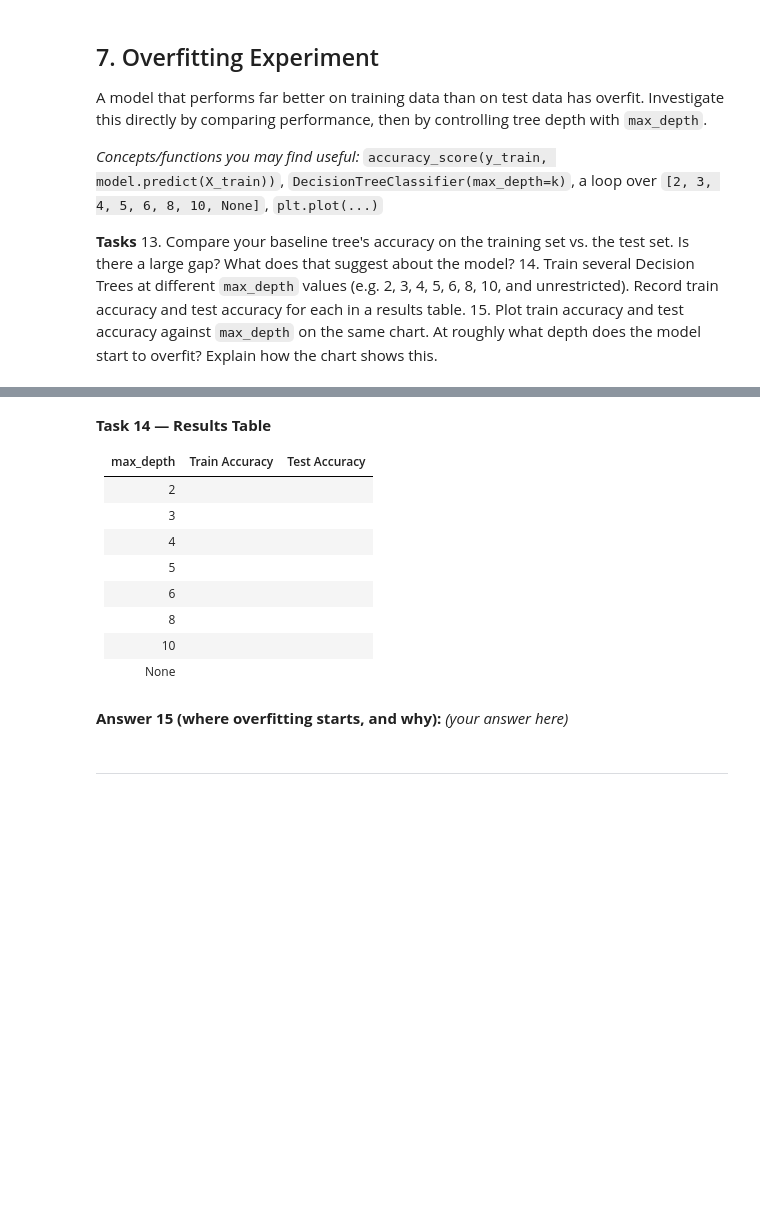
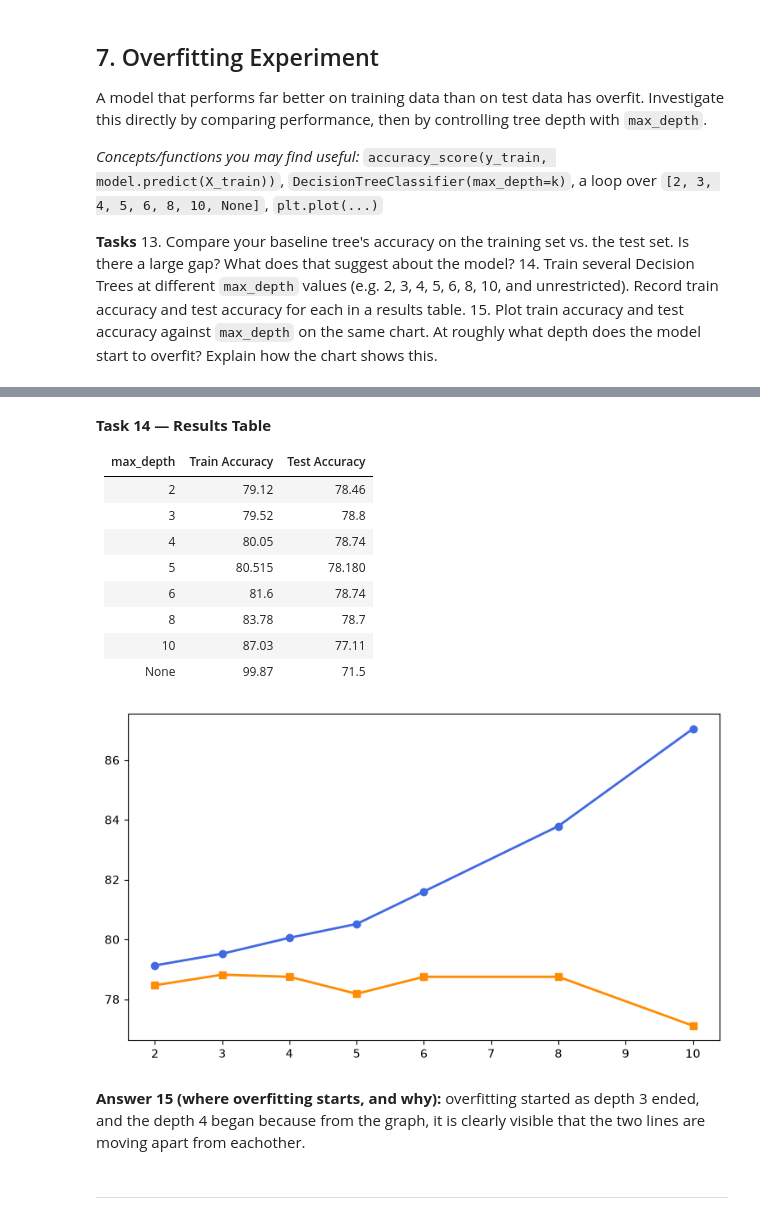
Before and after one commit to karan-kumardev/Machine-Learning-Lab-3-Week3, a Jupyter notebook: Lab3_Decision_Tree_Template.ipynb, the cells around one changed output, grey strips where cells are left out. Drawn from its saved outputs; the diff is of its cells as text; code cells hidden in the pictures; blank space fills up the shorter version.

Commit message:
Part 9 started

```diff
--- a/Lab3_Decision_Tree_Template.ipynb
+++ b/Lab3_Decision_Tree_Template.ipynb
@@ -318,4 +329,12 @@ _(your answer here)_
 # %%
 # Task 14 — loop over max_depth values, record train/test accuracy
 depths = [2, 3, 4, 5, 6, 8, 10, None]
-# YOUR CODE HERE
+
+for depth in depths:
+    tree=DecisionTreeClassifier(max_depth=depth,random_state=42)
+    tree.fit(X_train,y_train)
+    train_acc=accuracy_score(y_train,tree.predict(X_train))*100
+    test_acc=accuracy_score(y_test,tree.predict(X_test))*100
+    gap=train_acc-test_acc
+
+    print(train_acc,test_acc)
@@ -324,11 +352,11 @@ depths = [2, 3, 4, 5, 6, 8, 10, None]
 
 | max_depth | Train Accuracy | Test Accuracy |
 |---|---|---|
-| 2 | | |
-| 3 | | |
-| 4 | | |
-| 5 | | |
-| 6 | | |
-| 8 | | |
-| 10 | | |
-| None | | |
+| 2 | 79.12 |78.46 |
+| 3 | 79.52 |78.8 |
+| 4 | 80.05| 78.74|
+| 5 | 80.515| 78.180|
+| 6 |81.6 | 78.74|
+| 8 | 83.78| 78.7|
+| 10 |87.03 | 77.11|
+| None |99.87 |71.5 |
@@ -337,6 +363,28 @@ depths = [2, 3, 4, 5, 6, 8, 10, None]
-# %% [markdown]
-**Answer 15 (where overfitting starts, and why):**
-_(your answer here)_
+# %%
+# Task 15 — plot train vs. test accuracy against max_depth
+import matplotlib.pyplot as plt
+depths_numeric = [2, 3, 4, 5, 6, 8, 10]
+train_scores = []
+test_scores = []
+
+for depth in depths_numeric:
+    tree = DecisionTreeClassifier(max_depth=depth, random_state=42)
+    tree.fit(X_train, y_train)
+    train_scores.append(accuracy_score(y_train, tree.predict(X_train)) * 100)
+    test_scores.append(accuracy_score(y_test, tree.predict(X_test)) * 100)
+
+
+plt.figure(figsize=(9,5))
+plt.plot(depths_numeric, train_scores, label='Train Accuracy', marker='o', color='royalblue', linewidth=2)
+plt.plot(depths_numeric, test_scores, label='Test Accuracy', marker='s', color='darkorange', linewidth=2)
+
+
+plt.show()
+# %% [output]
+[figure, added]
+# %% [markdown]
+**Answer 15 (where overfitting starts, and why):**
+overfitting started as depth 3 ended, and the depth 4 began because from the graph, it is clearly visible that the two lines are moving apart from eachother.
 # %% [markdown]
 ---
 # %% [markdown]
```
Also changed, not shown: parts of 12 cells of this notebook.
